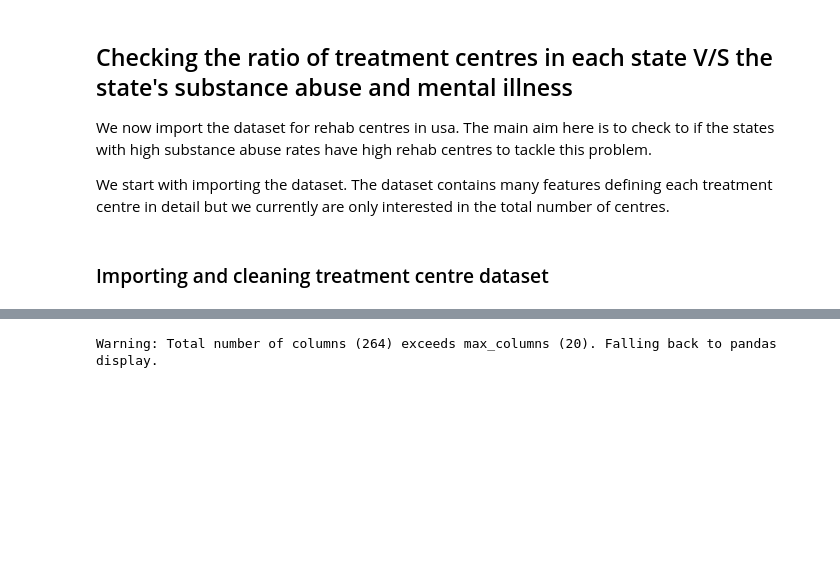
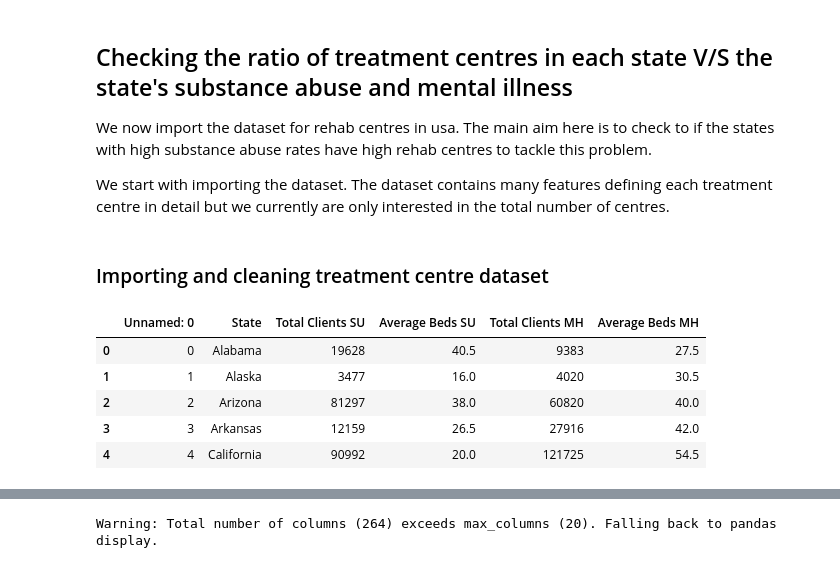
Before and after one commit to gauravshetty98/Analyzing-Statewise-Substance-Abuse-And-Its-Correalation, a Jupyter notebook: map_ps0.ipynb, the cells around one changed output, grey strips where cells are left out. Cells and saved outputs as stored; diff of their text form; code cells hidden in the pictures; blank space fills up the shorter version.

```diff
--- a/map_ps0.ipynb
+++ b/map_ps0.ipynb
@@ -695,3 +695,15 @@ We now import the dataset for rehab centres in usa. The main aim here is to chec
 We start with importing the dataset. The dataset contains many features defining each treatment centre in detail but we currently are only interested in the total number of centres.
 # %% [markdown]
 ### Importing and cleaning treatment centre dataset
+# %%
+! wget -q -O rehab_beds.csv https://raw.githubusercontent.com/gauravshetty98/Gaurav-GIS-Repo/main/rehab_beds_clients.csv
+
+rehab_beds = pd.read_csv('rehab_beds.csv')
+rehab_beds.head()
+# %% [output]
+|  | Unnamed: 0 | State | Total Clients SU | Average Beds SU | Total Clients MH | Average Beds MH |
+| 0 | 0 | Alabama | 19628 | 40.5 | 9383 | 27.5 |
+| 1 | 1 | Alaska | 3477 | 16.0 | 4020 | 30.5 |
+| 2 | 2 | Arizona | 81297 | 38.0 | 60820 | 40.0 |
+| 3 | 3 | Arkansas | 12159 | 26.5 | 27916 | 42.0 |
+| 4 | 4 | California | 90992 | 20.0 | 121725 | 54.5 |
```
Also changed, not shown: parts of 14 cells of this notebook.
